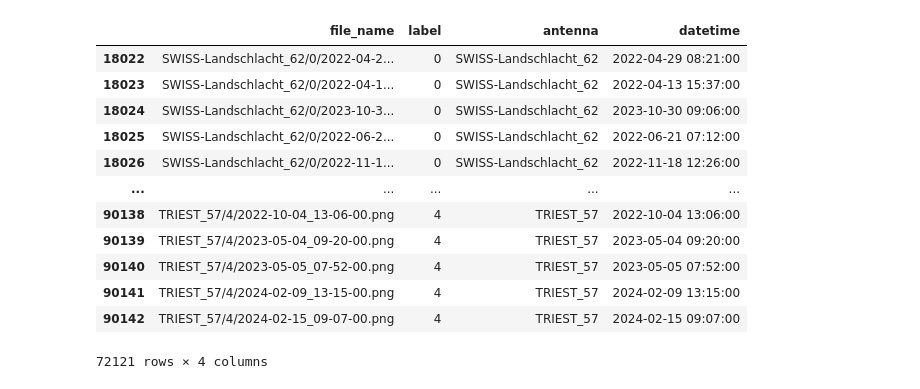
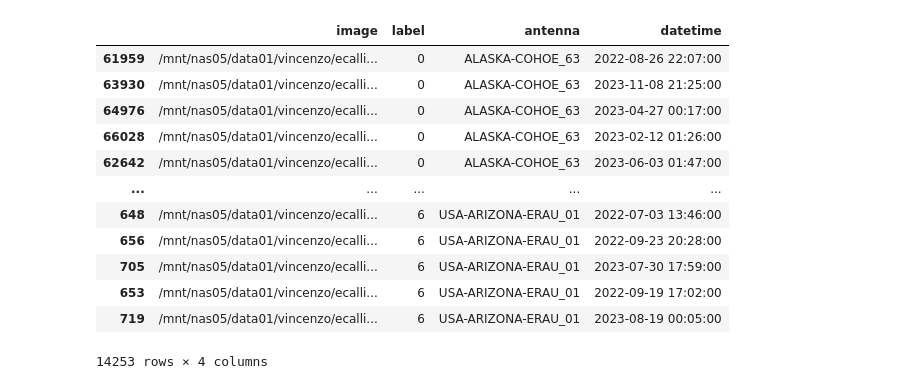
Before and after one commit to i4Ds/Radio-sunburst-labelcreation, a Jupyter notebook: hu_dataset.ipynb, the cells around one changed output. Saved outputs shown, nothing was run; the diff lists cells and outputs as text; code cells hidden in the pictures.

```diff
--- a/hu_dataset.ipynb
+++ b/hu_dataset.ipynb
@@ -46,0 +20,42 @@ See the caveats in the documentation: https://pandas.pydata.org/pandas-docs/stab
+# %%
+def custom_stratified_split(df, test_size=0.1, val_size=0.1, min_size=3):
+    # Custom split function for a group
+    def split_group(group_df):
+        if len(group_df) < min_size:
+            # For very small groups, include in training or distribute as best as possible
+            if len(group_df) == 1:
+                return group_df, pd.DataFrame(), pd.DataFrame()
+            elif len(group_df) == 2:
+                train = group_df.sample(n=1)
+                return train, pd.DataFrame(), group_df.drop(train.index)
+            else:
+                train, test_val = train_test_split(group_df, test_size=2, random_state=42)
+                val, test = train_test_split(test_val, test_size=1, random_state=42)
+                return train, val, test
+        else:
+            # Standard split for groups large enough
+            train_val, test = train_test_split(group_df, test_size=test_size, random_state=42)
+            train, val = train_test_split(train_val, test_size=val_size/(1-test_size), random_state=42)
+            return train, val, test
+
+    grouped = df.groupby(['antenna', 'label'])
+    train_list: list[pd.DataFrame]=[]
+    val_list: list[pd.DataFrame]=[]
+    test_list: list[pd.DataFrame]=[]
+
+    for _, group in grouped:
+        train, val, test = split_group(group)
+        train_list.append(train)
+        val_list.append(val)
+        test_list.append(test)
+
+    # Concatenate all the splits back into DataFrames
+    train_df = pd.concat(train_list)
+    val_df = pd.concat(val_list)
+    test_df = pd.concat(test_list)
+
+    return train_df, val_df, test_df
+
+
+# Splitting the DataFrame
+train_df, val_df, test_df = custom_stratified_split(df)
@@ -47 +98,17 @@ See the caveats in the documentation: https://pandas.pydata.org/pandas-docs/stab
+# %%
+val_df
+# %% [output]
+|  | image | label | antenna | datetime |
+| 61959 | /mnt/nas05/data01/vincenzo/ecalli... | 0 | ALASKA-COHOE_63 | 2022-08-26 22:07:00 |
+| 63930 | /mnt/nas05/data01/vincenzo/ecalli... | 0 | ALASKA-COHOE_63 | 2023-11-08 21:25:00 |
+| 64976 | /mnt/nas05/data01/vincenzo/ecalli... | 0 | ALASKA-COHOE_63 | 2023-04-27 00:17:00 |
+| 66028 | /mnt/nas05/data01/vincenzo/ecalli... | 0 | ALASKA-COHOE_63 | 2023-02-12 01:26:00 |
+| 62642 | /mnt/nas05/data01/vincenzo/ecalli... | 0 | ALASKA-COHOE_63 | 2023-06-03 01:47:00 |
+| ... | ... | ... | ... | ... |
+| 648 | /mnt/nas05/data01/vincenzo/ecalli... | 6 | USA-ARIZONA-ERAU_01 | 2022-07-03 13:46:00 |
+| 656 | /mnt/nas05/data01/vincenzo/ecalli... | 6 | USA-ARIZONA-ERAU_01 | 2022-09-23 20:28:00 |
+| 705 | /mnt/nas05/data01/vincenzo/ecalli... | 6 | USA-ARIZONA-ERAU_01 | 2023-07-30 17:59:00 |
+| 653 | /mnt/nas05/data01/vincenzo/ecalli... | 6 | USA-ARIZONA-ERAU_01 | 2022-09-19 17:02:00 |
+| 719 | /mnt/nas05/data01/vincenzo/ecalli... | 6 | USA-ARIZONA-ERAU_01 | 2023-08-19 00:05:00 |
+14253 rows × 4 columns
 # %%
@@ -51,19 +118,3 @@ val.to_csv('/mnt/nas05/data01/vincenzo/ecallisto/data/valid/metadata.csv', index
-# %%
-test
-# %% [output]
-|  | file_name | label | antenna | datetime |
-| 18022 | SWISS-Landschlacht_62/0/2022-04-2... | 0 | SWISS-Landschlacht_62 | 2022-04-29 08:21:00 |
-| 18023 | SWISS-Landschlacht_62/0/2022-04-1... | 0 | SWISS-Landschlacht_62 | 2022-04-13 15:37:00 |
-| 18024 | SWISS-Landschlacht_62/0/2023-10-3... | 0 | SWISS-Landschlacht_62 | 2023-10-30 09:06:00 |
-| 18025 | SWISS-Landschlacht_62/0/2022-06-2... | 0 | SWISS-Landschlacht_62 | 2022-06-21 07:12:00 |
-| 18026 | SWISS-Landschlacht_62/0/2022-11-1... | 0 | SWISS-Landschlacht_62 | 2022-11-18 12:26:00 |
-| ... | ... | ... | ... | ... |
-| 90138 | TRIEST_57/4/2022-10-04_13-06-00.png | 4 | TRIEST_57 | 2022-10-04 13:06:00 |
-| 90139 | TRIEST_57/4/2023-05-04_09-20-00.png | 4 | TRIEST_57 | 2023-05-04 09:20:00 |
-| 90140 | TRIEST_57/4/2023-05-05_07-52-00.png | 4 | TRIEST_57 | 2023-05-05 07:52:00 |
-| 90141 | TRIEST_57/4/2024-02-09_13-15-00.png | 4 | TRIEST_57 | 2024-02-09 13:15:00 |
-| 90142 | TRIEST_57/4/2024-02-15_09-07-00.png | 4 | TRIEST_57 | 2024-02-15 09:07:00 |
-72121 rows × 4 columns
 # %%
 # EDA
 import matplotlib.pyplot as plt
```
Also changed, not shown: parts of 14 cells of this notebook.
